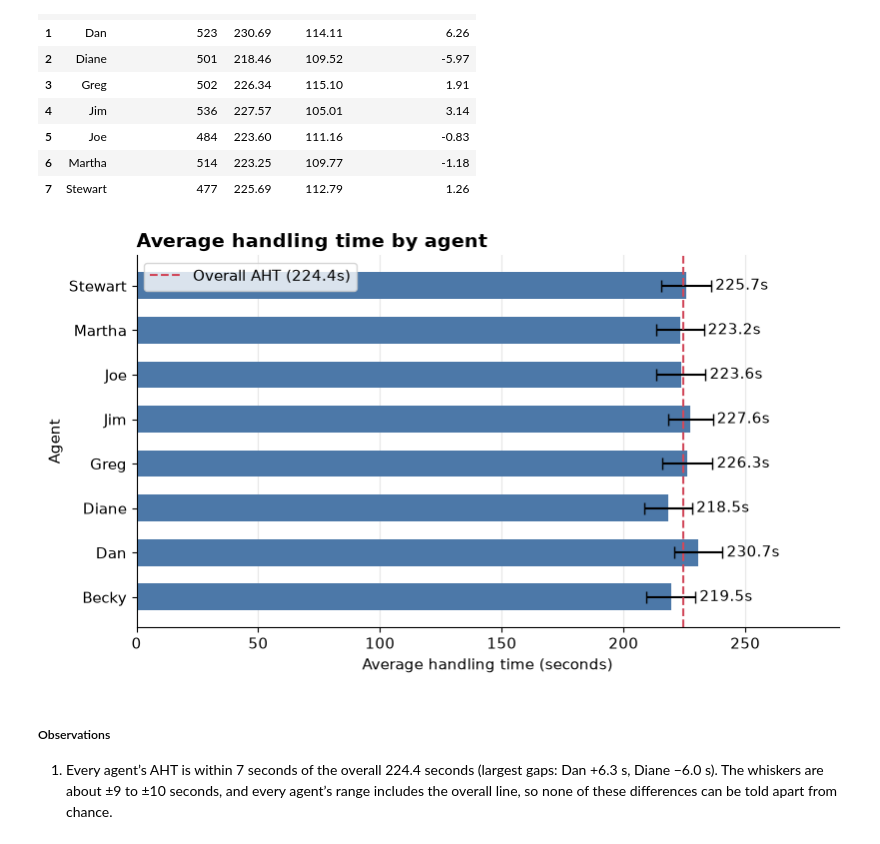
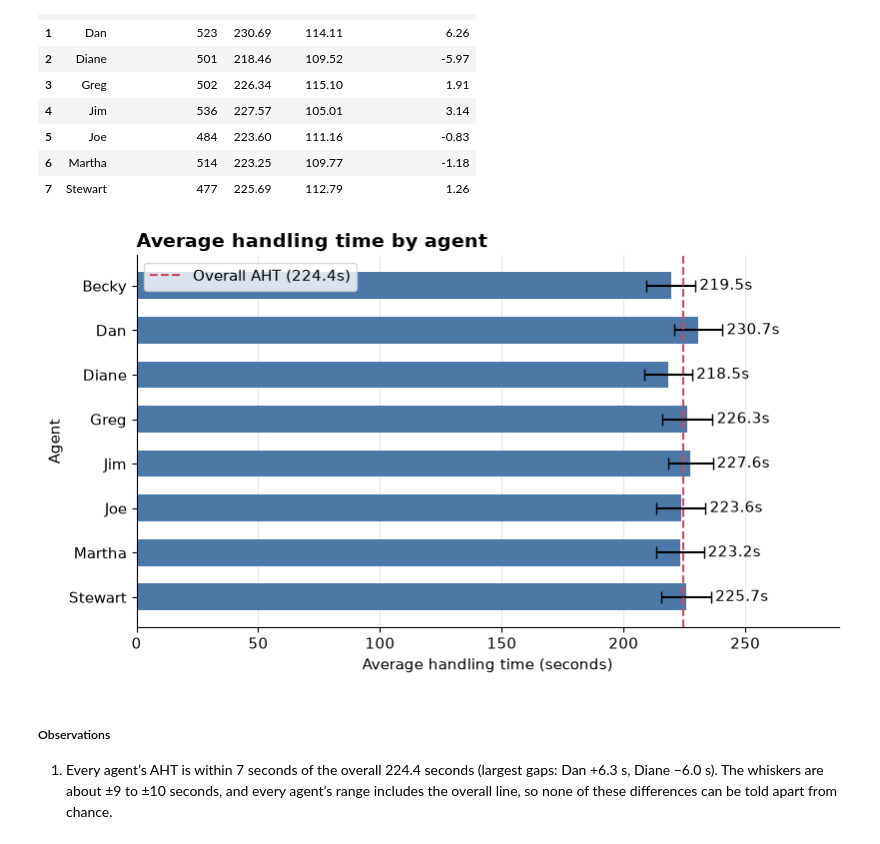
Before and after one commit to Ashish-Krishna-K/call-center-staffing-analytics, a Jupyter notebook: notebooks/03_kpi_analysis.ipynb, the cells around one changed output. Drawn from its saved outputs; the diff is of its cells as text; code cells hidden in the pictures.

```diff
--- a/notebooks/03_kpi_analysis.ipynb
+++ b/notebooks/03_kpi_analysis.ipynb
@@ -782,34 +704,35 @@ ORDER BY
 # %%
 fig, ax = plt.subplots(figsize=(8, 4.5), layout="constrained")
 bars = ax.barh(
     y=df["agent"],
     width=df["aht_sec"],
     color=BAR_COLOR_BLUE,
     height=0.6,
     xerr=2*se,
     capsize=4
 )
+ax.invert_yaxis()
 labels = [f"{v:.1f}s" for v in df["aht_sec"]]
 ax.bar_label(bars, labels=labels, padding=3)
 ax.axvline(
     overall_mean,
     color=REF_LINE_RED,
     linestyle="--",
     linewidth=1.5,
     label=f"Overall AHT ({overall_mean:.1f}s)",
 )
 ax.set_xlim(0, df["aht_sec"].max() * 1.25)
 ax.set_title("Average handling time by agent")
 ax.set_ylabel("Agent")
 ax.set_xlabel("Average handling time (seconds)")
 ax.legend()
 ax.grid(axis="x", alpha=0.3)
 
 chart_name = filename.replace(".sql", ".png", 1).replace("kpi_", "")
 fig.savefig(charts_dir / chart_name, dpi=200, bbox_inches="tight")
 plt.show()
 # %% [output]
-[figure, old version]
+[figure, new version]
 # %% [markdown]
 ##### Observations
 
```
Also changed, not shown: parts of 16 cells of this notebook.
